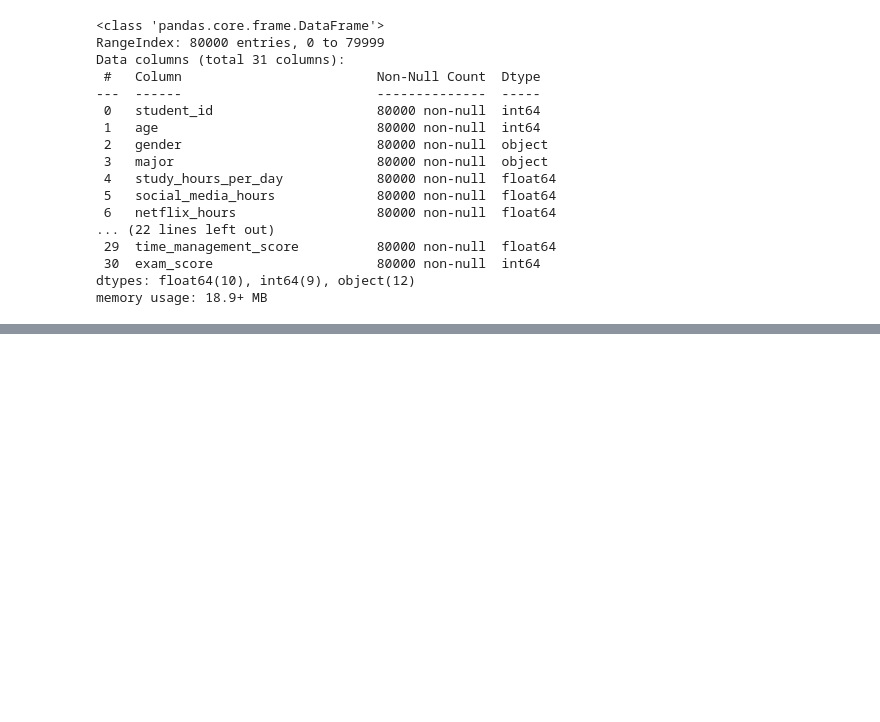
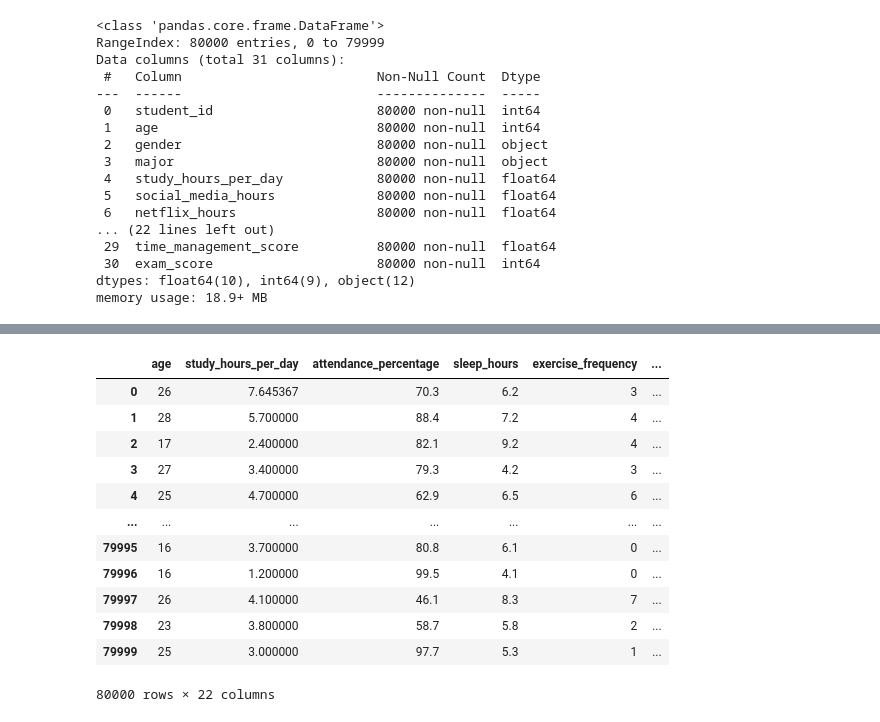
Before and after one commit to rafyzzs/tpia, a Jupyter notebook: ia.ipynb, the cells around one changed output, grey strips where cells are left out. Cells and saved outputs as stored; diff of their text form; code cells hidden in the pictures; blank space fills up the shorter version.

```diff
--- a/ia.ipynb
+++ b/ia.ipynb
@@ -119,0 +146,9 @@ df_sem_atributos.head(8)
+# %%
+print("Tipos de dados antes da transformação: ")
+print(df_sem_atributos.dtypes)
+
+nao_numericos = df_sem_atributos.select_dtypes(include='object').columns.to_list()
+numericos = df_sem_atributos.select_dtypes(include=['int64','float64'])
+
+print(f"Conlunas não numéricas: {nao_numericos}")
+print(f"Conlunas numéricas: {list(numericos)}")
@@ -119,0 +173,30 @@ df_sem_atributos.head(8)
+# %%
+from sklearn.preprocessing import OrdinalEncoder, StandardScaler
+
+# Codificação categórica ordinal
+ordinal_encoder = OrdinalEncoder()
+encoded = ordinal_encoder.fit_transform(df_sem_atributos[nao_numericos])
+
+df_nao_numericos = pd.DataFrame(encoded,
+                                columns=nao_numericos,
+                                index=df_sem_atributos.index)
+
+df_label = df_sem_atributos['dropout_risk']
+df_separado = df_sem_atributos.drop(columns=['dropout_risk'] + nao_numericos)
+
+df_pre_processado = pd.concat([df_separado, df_nao_numericos],axis=1)
+display(df_pre_processado)
+# %% [output]
+|  | age | study_hours_per_day | attendance_percentage | sleep_hours | exercise_frequency | ... |
+| 0 | 26 | 7.645367 | 70.3 | 6.2 | 3 | ... |
+| 1 | 28 | 5.700000 | 88.4 | 7.2 | 4 | ... |
+| 2 | 17 | 2.400000 | 82.1 | 9.2 | 4 | ... |
+| 3 | 27 | 3.400000 | 79.3 | 4.2 | 3 | ... |
+| 4 | 25 | 4.700000 | 62.9 | 6.5 | 6 | ... |
+| ... | ... | ... | ... | ... | ... | ... |
+| 79995 | 16 | 3.700000 | 80.8 | 6.1 | 0 | ... |
+| 79996 | 16 | 1.200000 | 99.5 | 4.1 | 0 | ... |
+| 79997 | 26 | 4.100000 | 46.1 | 8.3 | 7 | ... |
+| 79998 | 23 | 3.800000 | 58.7 | 5.8 | 2 | ... |
+| 79999 | 25 | 3.000000 | 97.7 | 5.3 | 1 | ... |
+80000 rows × 22 columns
```
Also changed, not shown: parts of 12 cells of this notebook, 1 other file.
